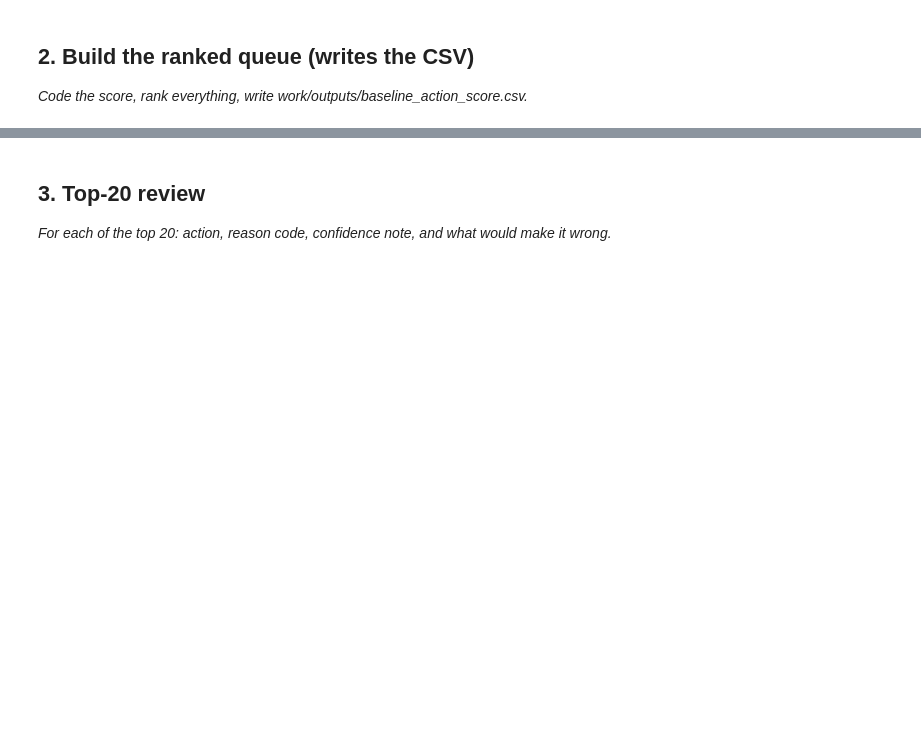
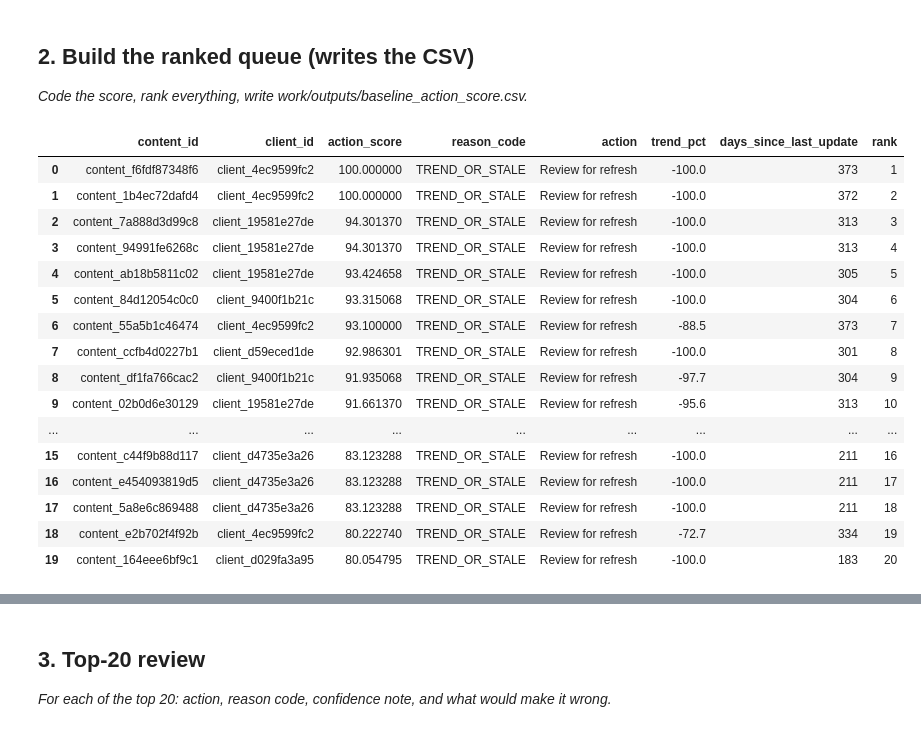
Before and after one commit to SaaDasim05/Flyrank-ML-Internship, a Jupyter notebook: work/notebooks/w04_baseline_score.ipynb, the cells around one changed output, grey strips where cells are left out. Drawn from its saved outputs; the diff is of its cells as text; code cells hidden in the pictures; blank space fills up the shorter version.

```diff
--- a/work/notebooks/w04_baseline_score.ipynb
+++ b/work/notebooks/w04_baseline_score.ipynb
@@ -15,0 +46,9 @@ This skeleton is yours to fill. Work the sections **in order** — each one has
+# %%
+import pandas as pd
+import numpy as np
+
+DATA_URL = "https://raw.githubusercontent.com/SaaDasim05/Flyrank-ML-Internship/main/data/raw/content_refresh_anonymized.csv"
+
+df = pd.read_csv(DATA_URL)
+
+print(f"Rows: {len(df):,}")
@@ -22,0 +133,75 @@ This skeleton is yours to fill. Work the sections **in order** — each one has
+# %%
+# ---------------------------------------------------------
+# Revised transparent baseline rule
+# ---------------------------------------------------------
+
+rule_df = df.copy()
+
+# Negative trend: stronger decline = higher score.
+# Cap only at -100%, so normal declines retain differences.
+trend_component = (
+    (-rule_df["trend_pct"]).clip(lower=0, upper=100) / 100
+)
+
+# Staleness: scale over one year instead of capping everything
+# above 180 days at the same value.
+stale_component = (
+    rule_df["days_since_last_update"].clip(lower=0, upper=365) / 365
+)
+
+# 60% trend, 40% staleness
+rule_df["action_score"] = 100 * (
+    0.60 * trend_component +
+    0.40 * stale_component
+)
+
+# Exactly one reason code
+rule_df["reason_code"] = "TREND_OR_STALE"
+
+# Action label
+rule_df["action"] = np.where(
+    rule_df["action_score"] >= 40,
+    "Review for refresh",
+    "Monitor"
+)
+
+# Rank
+queue = (
+    rule_df
+    .sort_values(
+        ["action_score", "trend_pct", "days_since_last_update"],
+        ascending=[False, True, False]
+    )
+    [[
+        "content_id",
+        "client_id",
+        "action_score",
+        "reason_code",
+        "action",
+        "trend_pct",
+        "days_since_last_update"
+    ]]
+    .reset_index(drop=True)
+)
+
+queue["rank"] = np.arange(1, len(queue) + 1)
+
+queue.head(20)
+# %% [output]
+|  | content_id | client_id | action_score | reason_code | action | trend_pct | days_since_last_update | rank |
+| 0 | content_f6fdf87348f6 | client_4ec9599fc2 | 100.000000 | TREND_OR_STALE | Review for refresh | -100.0 | 373 | 1 |
+| 1 | content_1b4ec72dafd4 | client_4ec9599fc2 | 100.000000 | TREND_OR_STALE | Review for refresh | -100.0 | 372 | 2 |
+| 2 | content_7a888d3d99c8 | client_19581e27de | 94.301370 | TREND_OR_STALE | Review for refresh | -100.0 | 313 | 3 |
+| 3 | content_94991fe6268c | client_19581e27de | 94.301370 | TREND_OR_STALE | Review for refresh | -100.0 | 313 | 4 |
+| 4 | content_ab18b5811c02 | client_19581e27de | 93.424658 | TREND_OR_STALE | Review for refresh | -100.0 | 305 | 5 |
+| 5 | content_84d12054c0c0 | client_9400f1b21c | 93.315068 | TREND_OR_STALE | Review for refresh | -100.0 | 304 | 6 |
+| 6 | content_55a5b1c46474 | client_4ec9599fc2 | 93.100000 | TREND_OR_STALE | Review for refresh | -88.5 | 373 | 7 |
+| 7 | content_ccfb4d0227b1 | client_d59eced1de | 92.986301 | TREND_OR_STALE | Review for refresh | -100.0 | 301 | 8 |
+| 8 | content_df1fa766cac2 | client_9400f1b21c | 91.935068 | TREND_OR_STALE | Review for refresh | -97.7 | 304 | 9 |
+| 9 | content_02b0d6e30129 | client_19581e27de | 91.661370 | TREND_OR_STALE | Review for refresh | -95.6 | 313 | 10 |
+| ... | ... | ... | ... | ... | ... | ... | ... | ... |
+| 15 | content_c44f9b88d117 | client_d4735e3a26 | 83.123288 | TREND_OR_STALE | Review for refresh | -100.0 | 211 | 16 |
+| 16 | content_e454093819d5 | client_d4735e3a26 | 83.123288 | TREND_OR_STALE | Review for refresh | -100.0 | 211 | 17 |
+| 17 | content_5a8e6c869488 | client_d4735e3a26 | 83.123288 | TREND_OR_STALE | Review for refresh | -100.0 | 211 | 18 |
+| 18 | content_e2b702f4f92b | client_4ec9599fc2 | 80.222740 | TREND_OR_STALE | Review for refresh | -72.7 | 334 | 19 |
+| 19 | content_164eee6bf9c1 | client_d029fa3a95 | 80.054795 | TREND_OR_STALE | Review for refresh | -100.0 | 183 | 20 |
```
Also changed, not shown: parts of 16 cells of this notebook.
